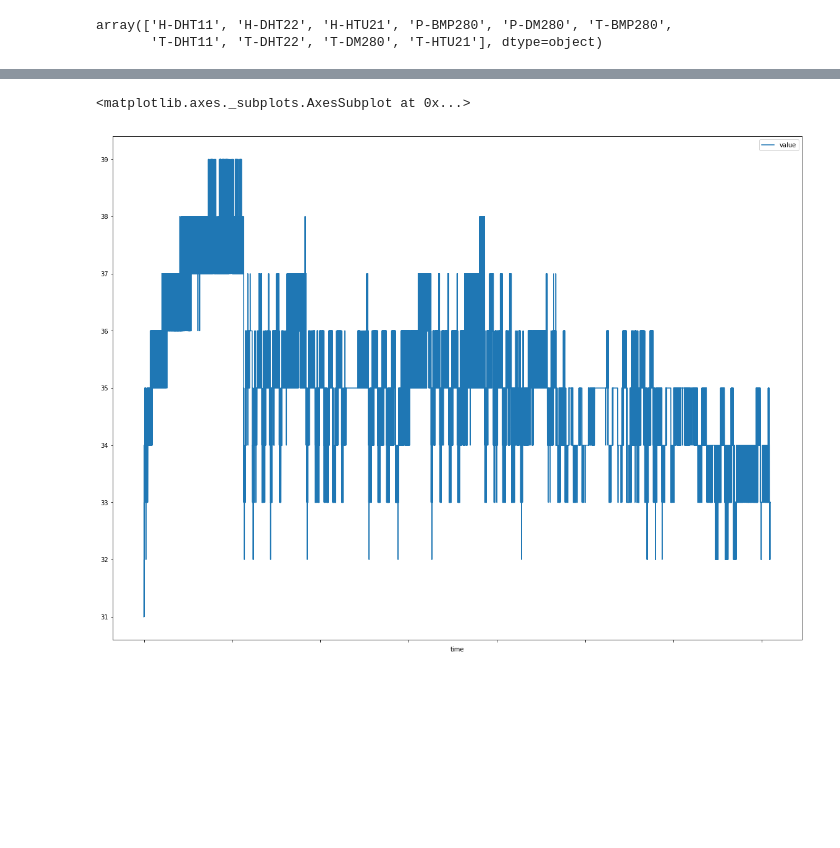
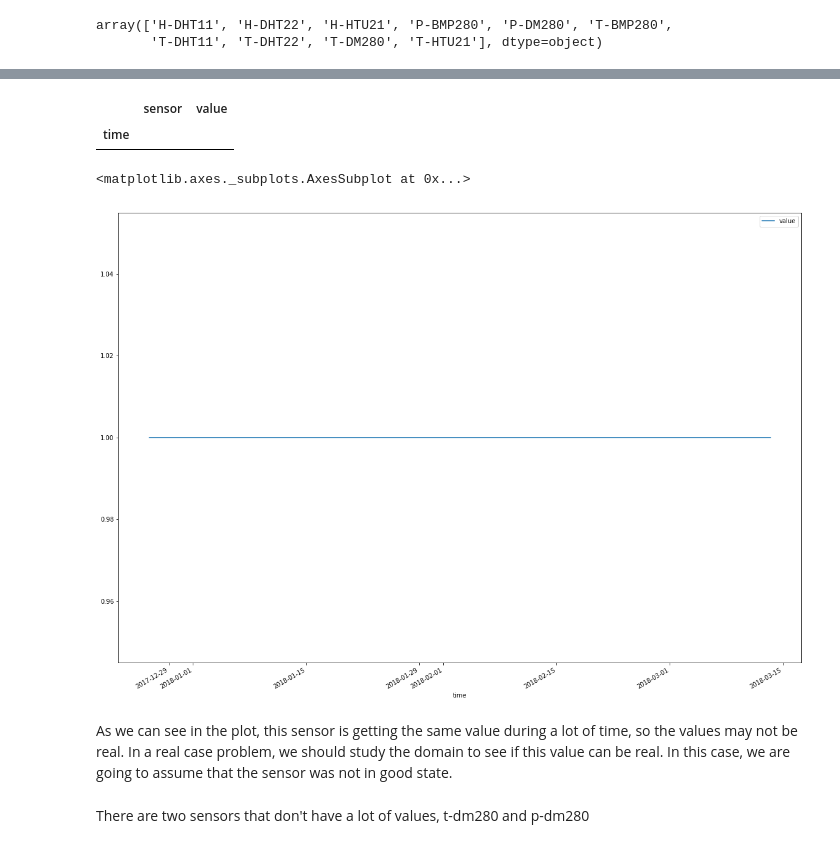
Before and after one commit to mrg20/laboratory-data-science-subject, a Jupyter notebook: notebooks/Measures analysis.ipynb, the cells around one changed output, grey strips where cells are left out. Saved outputs shown, nothing was run; the diff lists cells and outputs as text; code cells hidden in the pictures; blank space fills up the shorter version.

```diff
--- a/notebooks/Measures analysis.ipynb
+++ b/notebooks/Measures analysis.ipynb
@@ -55,0 +86,4 @@ df.set_index('time', inplace=True)
+# %%
+df.index = pd.to_datetime(df.index)
+# %%
+df.sort_index(inplace=True)
@@ -55,0 +127,3 @@ df.set_index('time', inplace=True)
+# %%
+outliers_mask = (df.sensor == 'H-DHT22') & (df.value > 20)
+df.loc[outliers_mask, 'value'] = np.nan
@@ -56,5 +143,14 @@ df.set_index('time', inplace=True)
+# %%
+df.value.interpolate(inplace=True)
+# %%
+df[df.value.isna() == True]
+# %% [output]
+|  | sensor | value |
+| time |  |  |
 # %%
-df[df.sensor == 'H-DHT11'].plot()
+df[df.sensor == 'H-DHT22'][100000:].plot()
 # %% [output]
 <matplotlib.axes._subplots.AxesSubplot at 0x...>
-[figure, old version]
+[figure, new version]
+# %% [markdown]
+As we can see in the plot, this sensor is getting the same value during a lot of time, so the values may not be real. In a real case problem, we should study the domain to see if this value can be real. In this case, we are going to assume that the sensor was not in good state.
@@ -60,0 +163,2 @@ df[df.sensor == 'H-DHT11'].plot()
+# %% [markdown]
+There are two sensors that don't have a lot of values, t-dm280 and p-dm280
```
Also changed, not shown: parts of 21 cells of this notebook.
